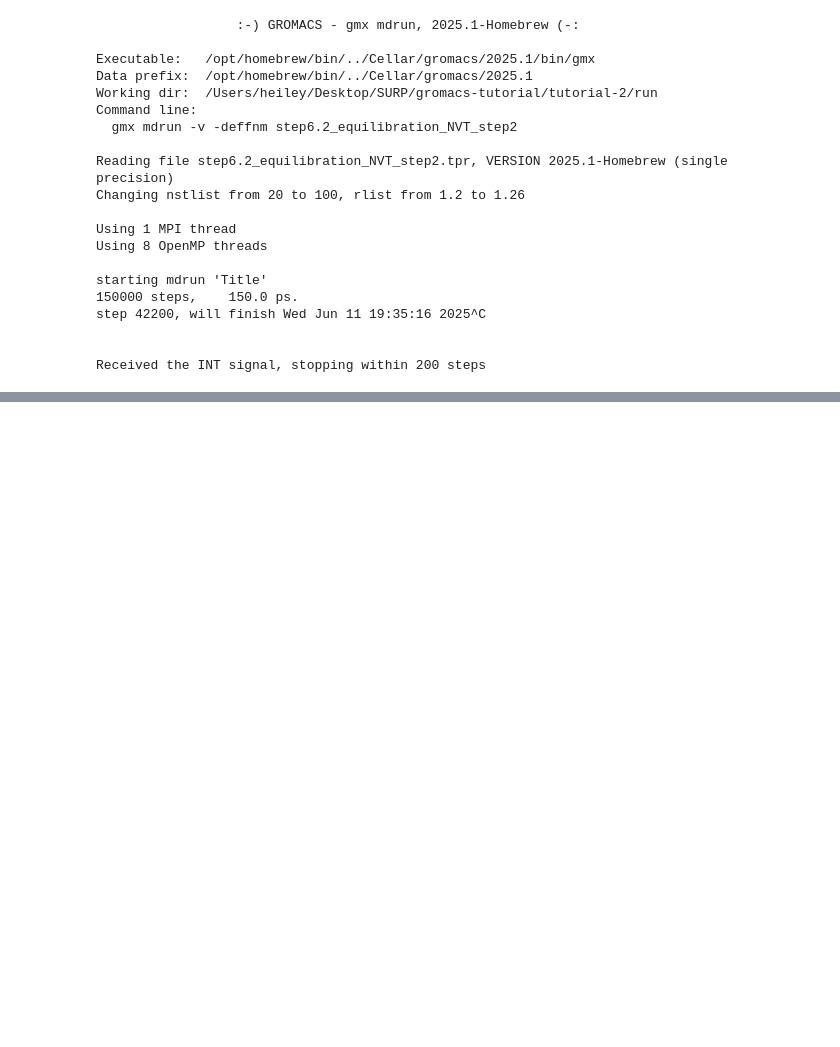
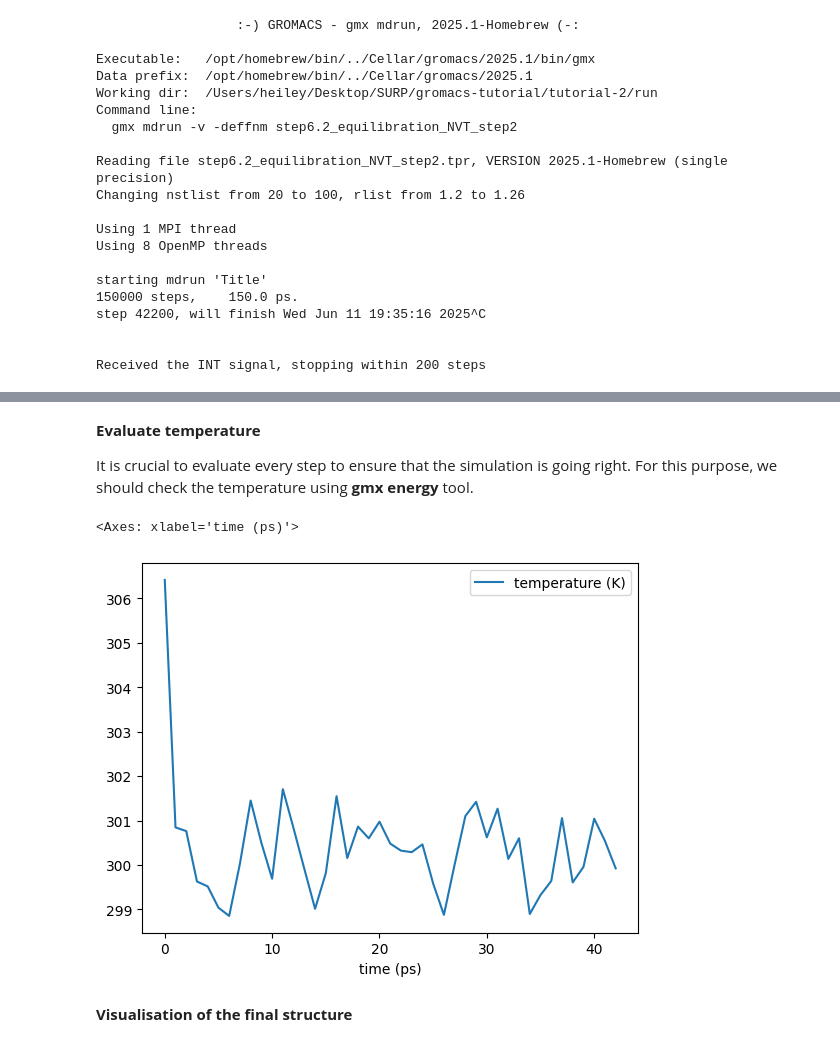
Before and after one commit to Heiley-W/gromacs-tutorial-old, a Jupyter notebook: tutorial-2/tutorial-2.ipynb, the cells around one changed output, grey strips where cells are left out. Cells and saved outputs as stored; diff of their text form; code cells hidden in the pictures; blank space fills up the shorter version.

```diff
--- a/tutorial-2/tutorial-2.ipynb
+++ b/tutorial-2/tutorial-2.ipynb
@@ -455,0 +443,4 @@ Received the INT signal, stopping within 200 steps
+# %% [markdown]
+**Evaluate temperature**
+
+It is crucial to evaluate every step to ensure that the simulation is going right. For this purpose, we should check the temperature using **gmx energy** tool.
@@ -455,0 +450,8 @@ Received the INT signal, stopping within 200 steps
+# %%
+df = pd.read_csv('NVT_S2-temp.xvg', sep='\s+', header=None, names=['time (ps)','temperature (K)'])
+df.plot('time (ps)')
+# %% [output]
+<Axes: xlabel='time (ps)'>
+[figure, added]
+# %% [markdown]
+**Visualisation of the final structure**
```
Also changed, not shown: parts of 52 cells of this notebook, 27 other files.
